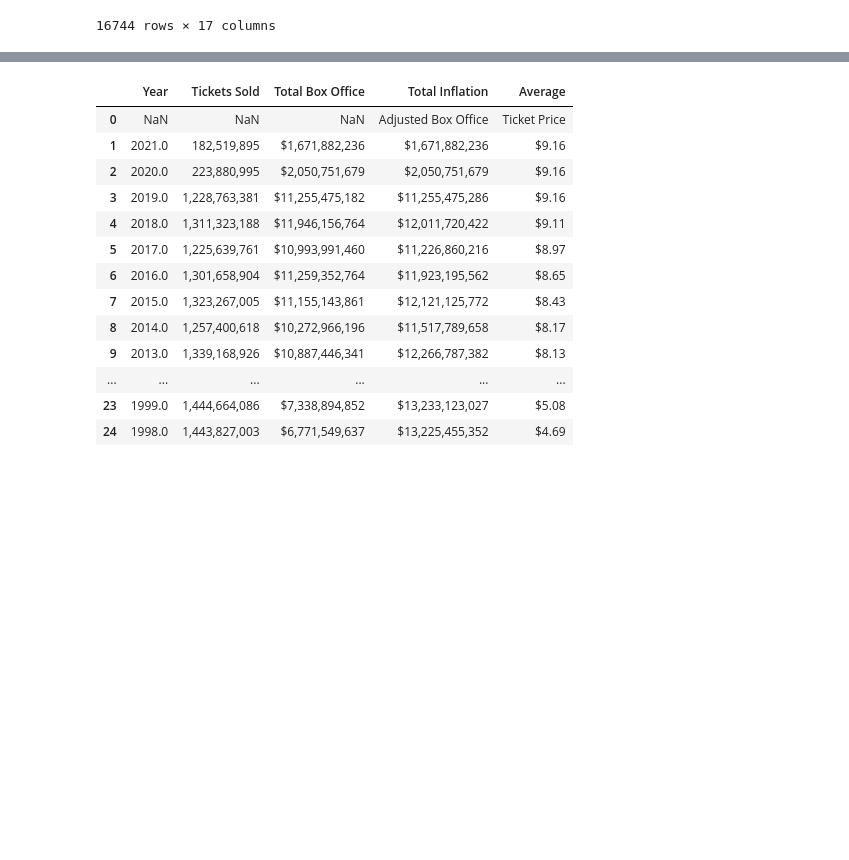
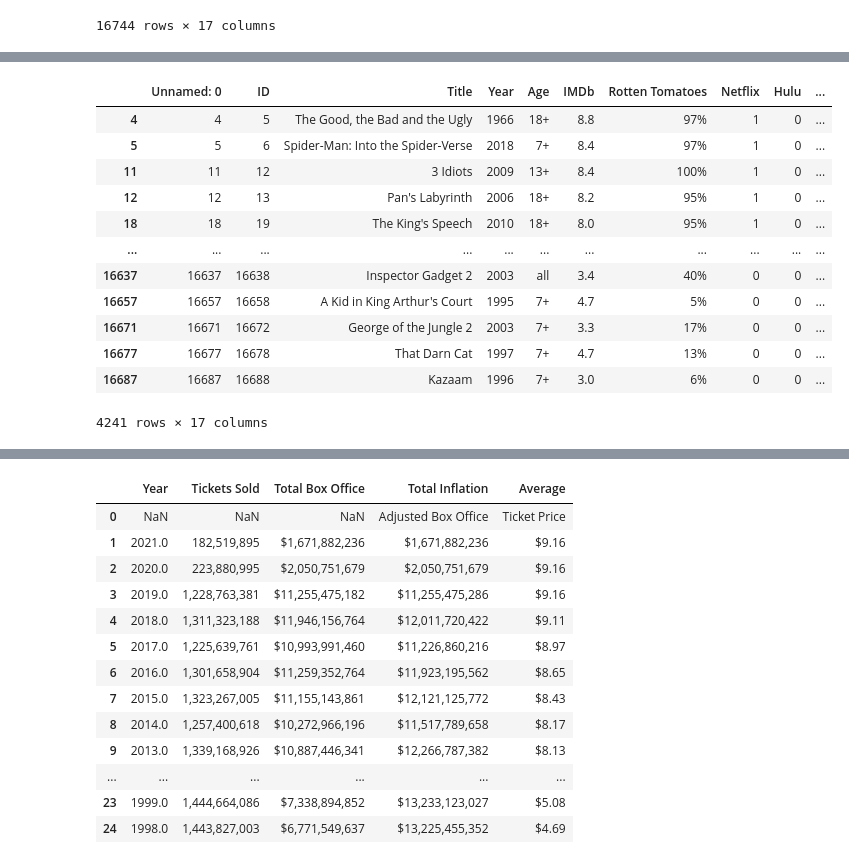
Before and after one commit to cclacey/microsoft_movie_analysis, a Jupyter notebook: CQM _Phase1_Project.ipynb, the cells around one changed output, grey strips where cells are left out. Drawn from its saved outputs; the diff is of its cells as text; code cells hidden in the pictures; blank space fills up the shorter version.

```diff
--- a/CQM _Phase1_Project.ipynb
+++ b/CQM _Phase1_Project.ipynb
@@ -150,0 +211,3 @@ stream_platform[~stream_platform['Title'].isin(data_title)]
+# %%
+df = budgets.loc[(budgets['domestic_gross'] > 0.0) & (budgets['worldwide_gross'] > 0.0)]
+df
@@ -150,0 +245,19 @@ stream_platform[~stream_platform['Title'].isin(data_title)]
+# %%
+df_title = df['movie']
+# %%
+df_nonstream = stream_platform[~stream_platform['Title'].isin(df_title)]
+df_nonstream
+# %% [output]
+|  | Unnamed: 0 | ID | Title | Year | Age | IMDb | Rotten Tomatoes | Netflix | Hulu | ... |
+| 4 | 4 | 5 | The Good, the Bad and the Ugly | 1966 | 18+ | 8.8 | 97% | 1 | 0 | ... |
+| 5 | 5 | 6 | Spider-Man: Into the Spider-Verse | 2018 | 7+ | 8.4 | 97% | 1 | 0 | ... |
+| 11 | 11 | 12 | 3 Idiots | 2009 | 13+ | 8.4 | 100% | 1 | 0 | ... |
+| 12 | 12 | 13 | Pan's Labyrinth | 2006 | 18+ | 8.2 | 95% | 1 | 0 | ... |
+| 18 | 18 | 19 | The King's Speech | 2010 | 18+ | 8.0 | 95% | 1 | 0 | ... |
+| ... | ... | ... | ... | ... | ... | ... | ... | ... | ... | ... |
+| 16637 | 16637 | 16638 | Inspector Gadget 2 | 2003 | all | 3.4 | 40% | 0 | 0 | ... |
+| 16657 | 16657 | 16658 | A Kid in King Arthur's Court | 1995 | 7+ | 4.7 | 5% | 0 | 0 | ... |
+| 16671 | 16671 | 16672 | George of the Jungle 2 | 2003 | 7+ | 3.3 | 17% | 0 | 0 | ... |
+| 16677 | 16677 | 16678 | That Darn Cat | 1997 | 7+ | 4.7 | 13% | 0 | 0 | ... |
+| 16687 | 16687 | 16688 | Kazaam | 1996 | 7+ | 3.0 | 6% | 0 | 0 | ... |
+4241 rows × 17 columns
```
Also changed, not shown: parts of 41 cells of this notebook, 2 other files.
